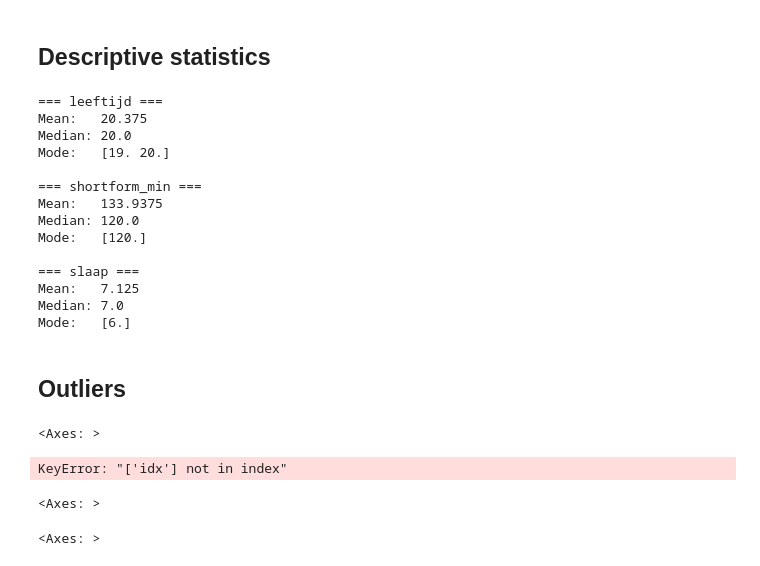
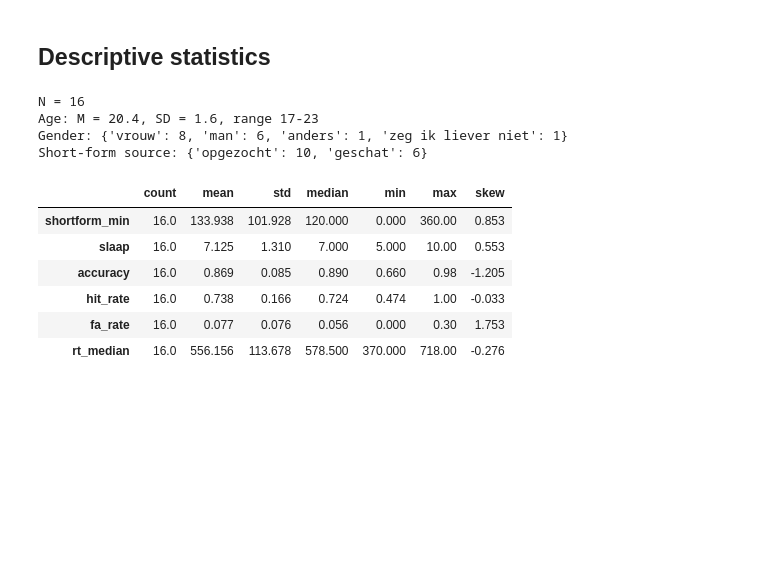
Before and after one commit to Sandj04/cp-analyse, a Jupyter notebook: notebook.ipynb, the cells around one changed output. Cells and saved outputs as stored; diff of their text form; code cells hidden in the pictures; blank space fills up the shorter version.

```diff
--- a/notebook.ipynb
+++ b/notebook.ipynb
@@ -190,43 +190,25 @@ display(dataset)
 # %% [markdown]
 ## Descriptive statistics
 # %%
-for col in ["leeftijd", "shortform_min", "slaap"]:
-    col_data = df[col]
-    print(f"=== {col} ===")
-    print(f"Mean:   {col_data.mean()}")
-    print(f"Median: {col_data.median()}")
-    print(f"Mode:   {col_data.mode().values}\n")
+N = len(dataset)
+
+print(f"N = {N}")
+print(f"Age: M = {dataset.leeftijd.mean():.1f}, SD = {dataset.leeftijd.std():.1f}, range {int(dataset.leeftijd.min())}-{int(dataset.leeftijd.max())}")
+print("Gender:", dataset.gender_label.value_counts().to_dict())
+print("Short-form source:", dataset.bron_label.value_counts().to_dict())
+
+desc_vars = ["shortform_min", "slaap", "accuracy", "hit_rate", "fa_rate", "rt_median"]
+desc = dataset[desc_vars].agg(["count", "mean", "std", "median", "min", "max", "skew"]).T
+display(desc)
 # %% [output]
-=== leeftijd ===
-Mean:   20.375
-Median: 20.0
-Mode:   [19. 20.]
-
-=== shortform_min ===
-Mean:   133.9375
-Median: 120.0
-Mode:   [120.]
-
-=== slaap ===
-Mean:   7.125
-Median: 7.0
-Mode:   [6.]
+N = 16
+Age: M = 20.4, SD = 1.6, range 17-23
+Gender: {'vrouw': 8, 'man': 6, 'anders': 1, 'zeg ik liever niet': 1}
+Short-form source: {'opgezocht': 10, 'geschat': 6}
+|  | count | mean | std | median | min | max | skew |
+| shortform_min | 16.0 | 133.938 | 101.928 | 120.000 | 0.000 | 360.00 | 0.853 |
+| slaap | 16.0 | 7.125 | 1.310 | 7.000 | 5.000 | 10.00 | 0.553 |
+| accuracy | 16.0 | 0.869 | 0.085 | 0.890 | 0.660 | 0.98 | -1.205 |
+| hit_rate | 16.0 | 0.738 | 0.166 | 0.724 | 0.474 | 1.00 | -0.033 |
+| fa_rate | 16.0 | 0.077 | 0.076 | 0.056 | 0.000 | 0.30 | 1.753 |
+| rt_median | 16.0 | 556.156 | 113.678 | 578.500 | 370.000 | 718.00 | -0.276 |
-# %% [markdown]
-## Outliers
-# %%
-df.boxplot(column=["shortform_min", "shortform_bron"])
-# %% [output]
-<Axes: >
-# %%
-boxplot_min = df.boxplot(column=["shortform_min"])
-display(boxplot_min)
-# %% [output]
-KeyError: "['idx'] not in index"
-# %%
-display(df.boxplot(column=["shortform_bron"]))
-# %% [output]
-<Axes: >
-# %%
-display(df.boxplot(column=["slaap"]))
-# %% [output]
-<Axes: >
```
